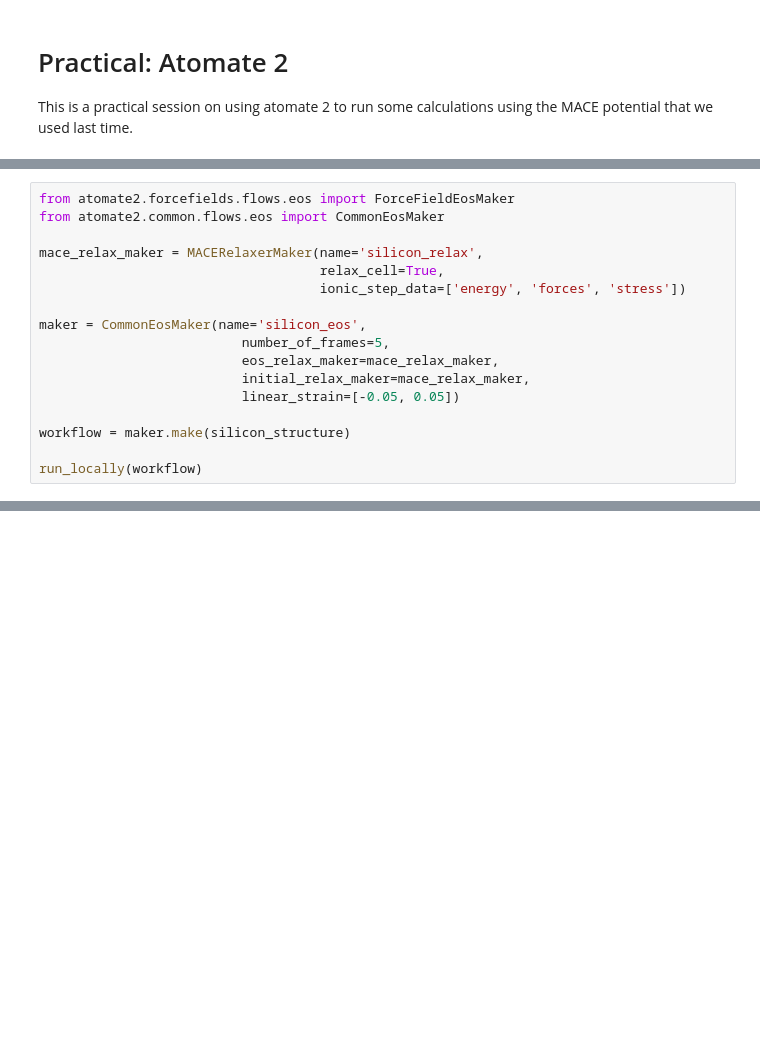
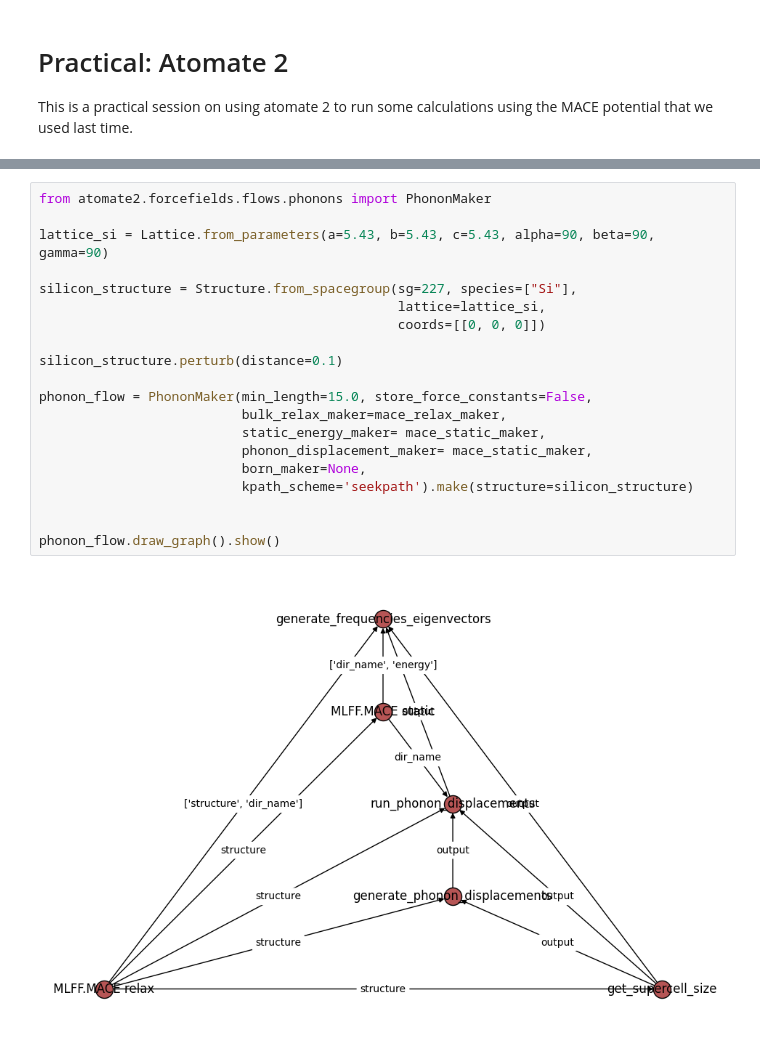
Before and after one commit to deng-group/MLE4217_5219_book, a Jupyter notebook: high_throughput/high_throughput.ipynb, the cells around one changed output, grey strips where cells are left out. Drawn from its saved outputs; the diff is of its cells as text; blank space fills up the shorter version.

Commit message:
Enhance high-throughput documentation with new sections on simulation methodologies and data processing techniques

```diff
--- a/high_throughput/high_throughput.ipynb
+++ b/high_throughput/high_throughput.ipynb
@@ -108,17 +57,0 @@ PeriodicSite: Si (9.533, 9.495, 6.892) [0.8767, 0.8732, 0.6339], molecule=None,
-# %%
-from atomate2.forcefields.flows.eos import ForceFieldEosMaker
-from atomate2.common.flows.eos import CommonEosMaker
-
-mace_relax_maker = MACERelaxerMaker(name='silicon_relax',
-                                    relax_cell=True,
-                                    ionic_step_data=['energy', 'forces', 'stress'])
-
-maker = CommonEosMaker(name='silicon_eos',
-                          number_of_frames=5,
-                          eos_relax_maker=mace_relax_maker,
-                          initial_relax_maker=mace_relax_maker,
-                          linear_strain=[-0.05, 0.05])
-
-workflow = maker.make(silicon_structure)
-
-run_locally(workflow)
@@ -181,0 +100,22 @@ Using float64 for MACECalculator, which is slower but more accurate. Recommended
+# %%
+from atomate2.forcefields.flows.phonons import PhononMaker
+
+lattice_si = Lattice.from_parameters(a=5.43, b=5.43, c=5.43, alpha=90, beta=90, gamma=90)
+
+silicon_structure = Structure.from_spacegroup(sg=227, species=["Si"],
+                                              lattice=lattice_si,
+                                              coords=[[0, 0, 0]])
+
+silicon_structure.perturb(distance=0.1)
+
+phonon_flow = PhononMaker(min_length=15.0, store_force_constants=False,
+                          bulk_relax_maker=mace_relax_maker,
+                          static_energy_maker= mace_static_maker,
+                          phonon_displacement_maker= mace_static_maker,
+                          born_maker=None,
+                          kpath_scheme='seekpath').make(structure=silicon_structure)
+
+
+phonon_flow.draw_graph().show()
+# %% [output]
+[figure, added]
```
Also changed, not shown: parts of 24 cells of this notebook.
